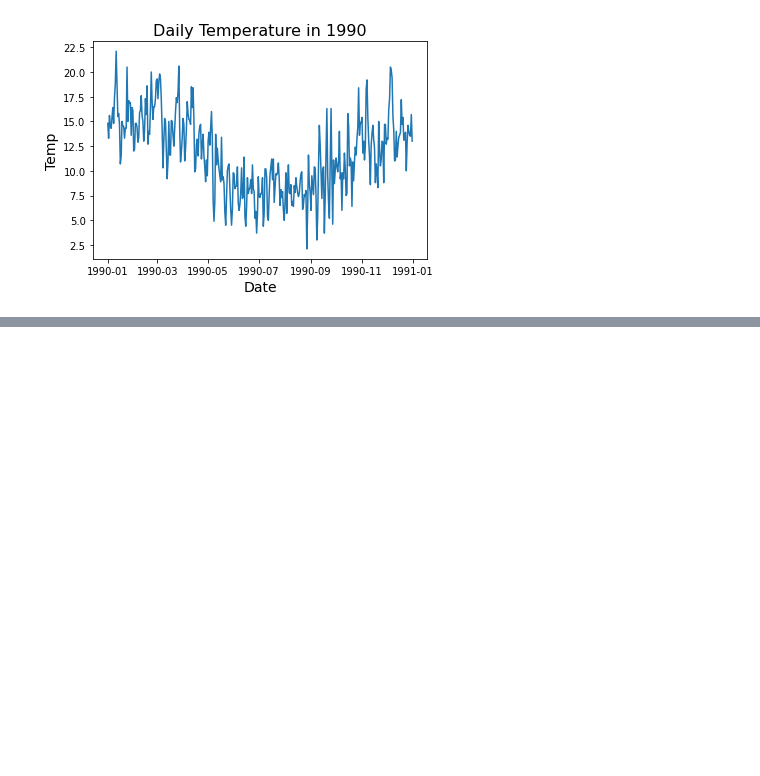
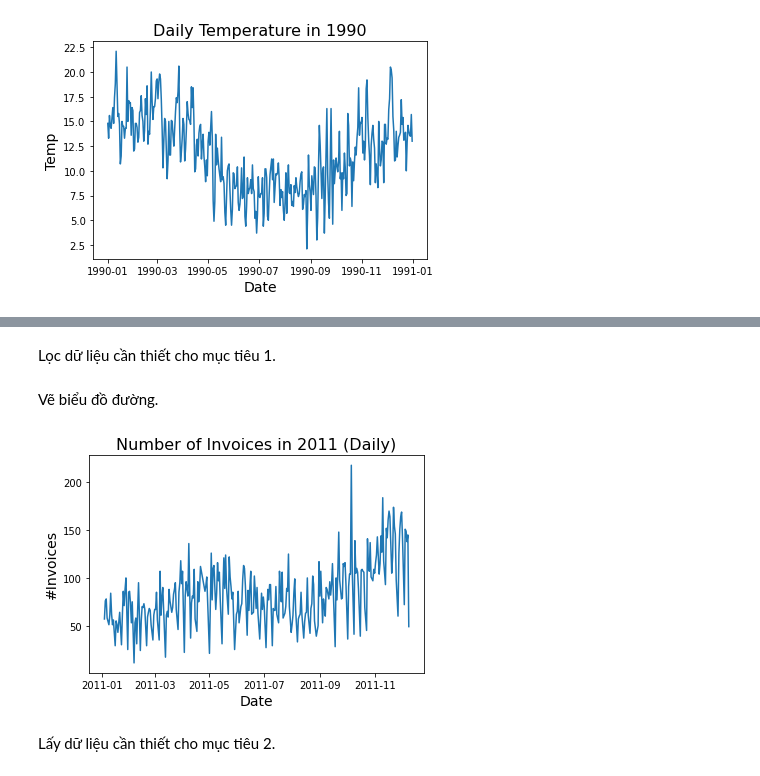
Before and after one commit to mark3000-010701/Dataanalyst, a Jupyter notebook: Thực_hành_Data_Visualization_1'_.ipynb, the cells around one changed output, grey strips where cells are left out. Drawn from its saved outputs; the diff is of its cells as text; code cells hidden in the pictures; blank space fills up the shorter version.

Commit message:
Được tạo bằng Colaboratory

```diff
--- a/Thực_hành_Data_Visualization_1'_.ipynb
+++ b/Thực_hành_Data_Visualization_1'_.ipynb
@@ -129,0 +136,25 @@ plt.show()
+# %%
+df = pd.read_csv("/content/drive/MyDrive/Colab Notebooks/data-DataAnalyst-CodeGym/OnlineRetail.csv", encoding = "ISO-8859-1")
+# %% [markdown]
+Lọc dữ liệu cần thiết cho mục tiêu 1.
+# %%
+df['InvoiceDate'] = pd.to_datetime(df['InvoiceDate'])
+d1 = df[['InvoiceNo', 'InvoiceDate']]
+d1 = d1.drop_duplicates(subset = 'InvoiceNo', keep = 'first')
+d1 = d1.set_index(['InvoiceDate'])
+d2 = d1['2011']
+d2 = d2.reset_index()
+d3 = d2.groupby(by=d2['InvoiceDate'].dt.date).count()
+# %% [markdown]
+Vẽ biểu đồ đường.
+# %%
+x = d3.index.get_level_values(0)
+plt.plot(x, d3['InvoiceDate'])
+plt.title('Number of Invoices in 2011 (Daily)', fontsize = 16)
+plt.xlabel('Date', fontsize = 14)
+plt.ylabel('#Invoices', fontsize = 14)
+plt.show()
+# %% [output]
+[figure, added]
+# %% [markdown]
+Lấy dữ liệu cần thiết cho mục tiêu 2.
```
Also changed, not shown: parts of 5 cells of this notebook.
